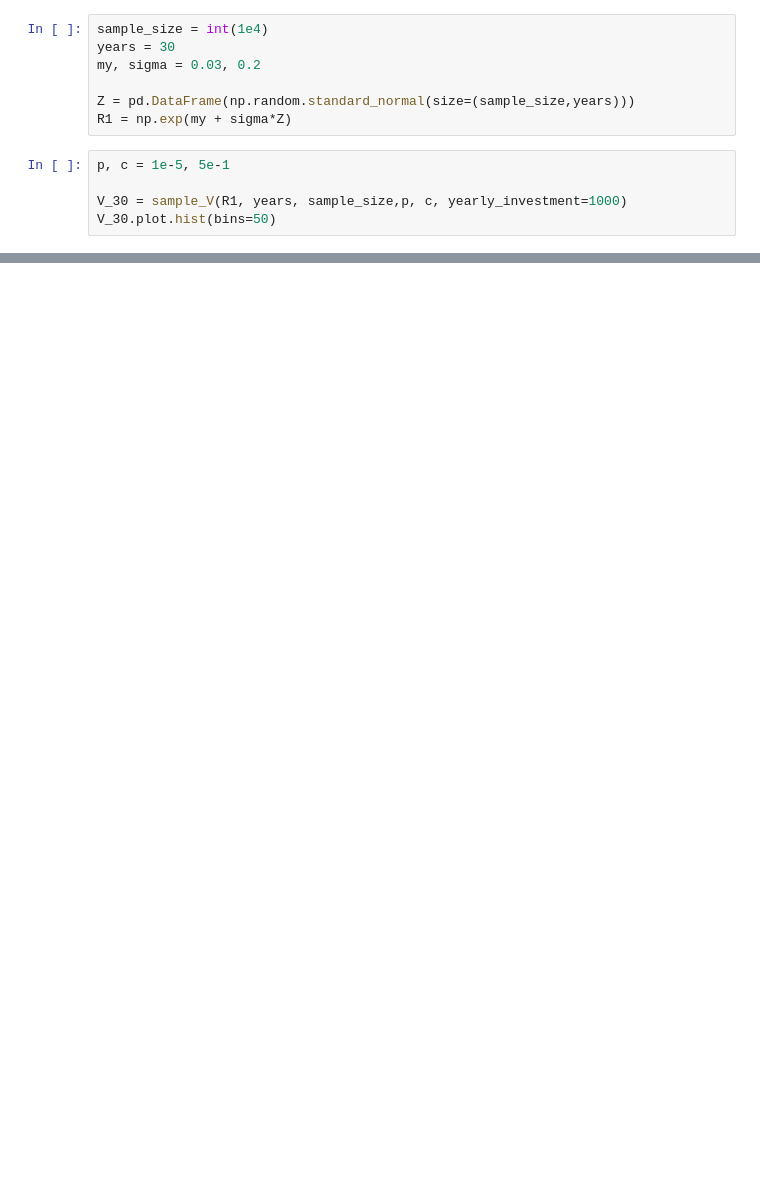
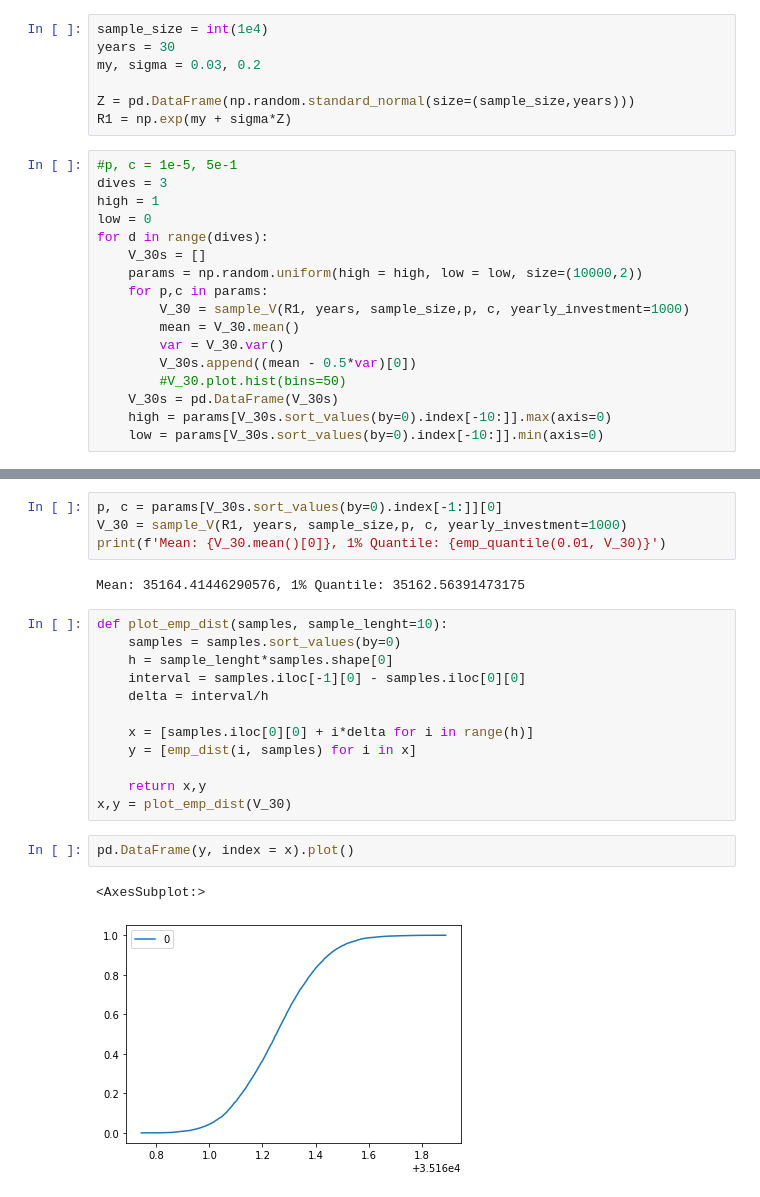
Before and after one commit to taariqnazar/Risk_management, a Jupyter notebook: HW2.ipynb, the cells around one changed output, grey strips where cells are left out. Saved outputs shown, nothing was run; the diff lists cells and outputs as text; blank space fills up the shorter version.

```diff
--- a/HW2.ipynb
+++ b/HW2.ipynb
@@ -83,7 +83,19 @@ my, sigma = 0.03, 0.2
 Z = pd.DataFrame(np.random.standard_normal(size=(sample_size,years)))
 R1 = np.exp(my + sigma*Z)
 # %%
-p, c = 1e-5, 5e-1
-
-V_30 = sample_V(R1, years, sample_size,p, c, yearly_investment=1000)
-V_30.plot.hist(bins=50)
+#p, c = 1e-5, 5e-1
+dives = 3
+high = 1
+low = 0
+for d in range(dives):
+    V_30s = []
+    params = np.random.uniform(high = high, low = low, size=(10000,2))
+    for p,c in params:
+        V_30 = sample_V(R1, years, sample_size,p, c, yearly_investment=1000)
+        mean = V_30.mean()
+        var = V_30.var()
+        V_30s.append((mean - 0.5*var)[0])
+        #V_30.plot.hist(bins=50)
+    V_30s = pd.DataFrame(V_30s)
+    high = params[V_30s.sort_values(by=0).index[-10:]].max(axis=0)
+    low = params[V_30s.sort_values(by=0).index[-10:]].min(axis=0)
@@ -93,2 +116,25 @@ V_30.plot.hist(bins=50)
+# %%
+p, c = params[V_30s.sort_values(by=0).index[-1:]][0]
+V_30 = sample_V(R1, years, sample_size,p, c, yearly_investment=1000)
+print(f'Mean: {V_30.mean()[0]}, 1% Quantile: {emp_quantile(0.01, V_30)}')
+# %% [output]
+Mean: 35164.41446290576, 1% Quantile: 35162.56391473175
+# %%
+def plot_emp_dist(samples, sample_lenght=10):
+    samples = samples.sort_values(by=0)
+    h = sample_lenght*samples.shape[0]
+    interval = samples.iloc[-1][0] - samples.iloc[0][0]
+    delta = interval/h
+
+    x = [samples.iloc[0][0] + i*delta for i in range(h)]
+    y = [emp_dist(i, samples) for i in x]
+
+    return x,y
+x,y = plot_emp_dist(V_30)
+# %%
+pd.DataFrame(y, index = x).plot()
+# %% [output]
+<AxesSubplot:>
+[figure, added]
 # %%
 V_30_rec = sample_V_rec(R1, years, sample_size,p, c, yearly_investment=1000)
```
Also changed, not shown: parts of 15 cells of this notebook, 1 other file.
